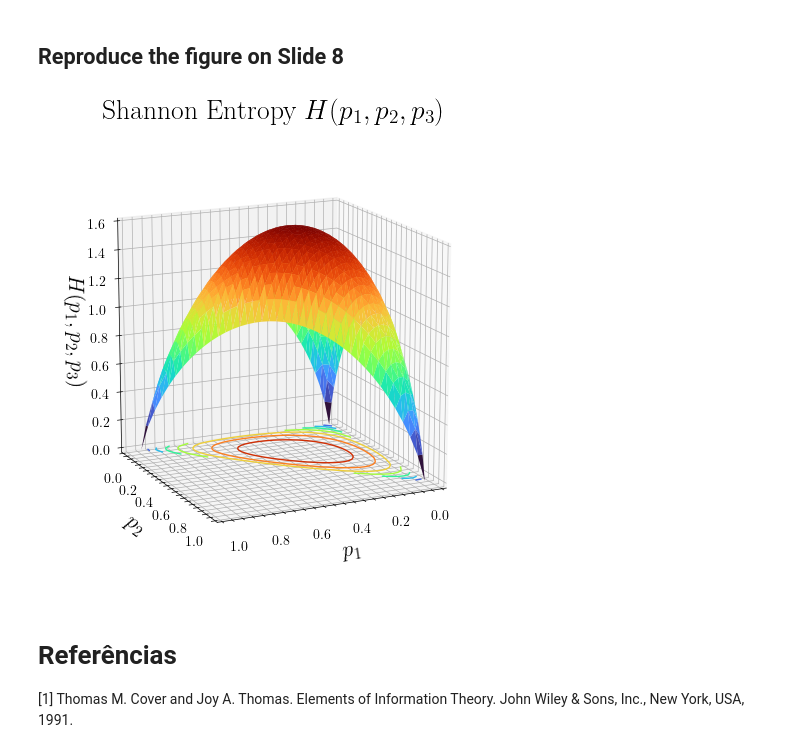
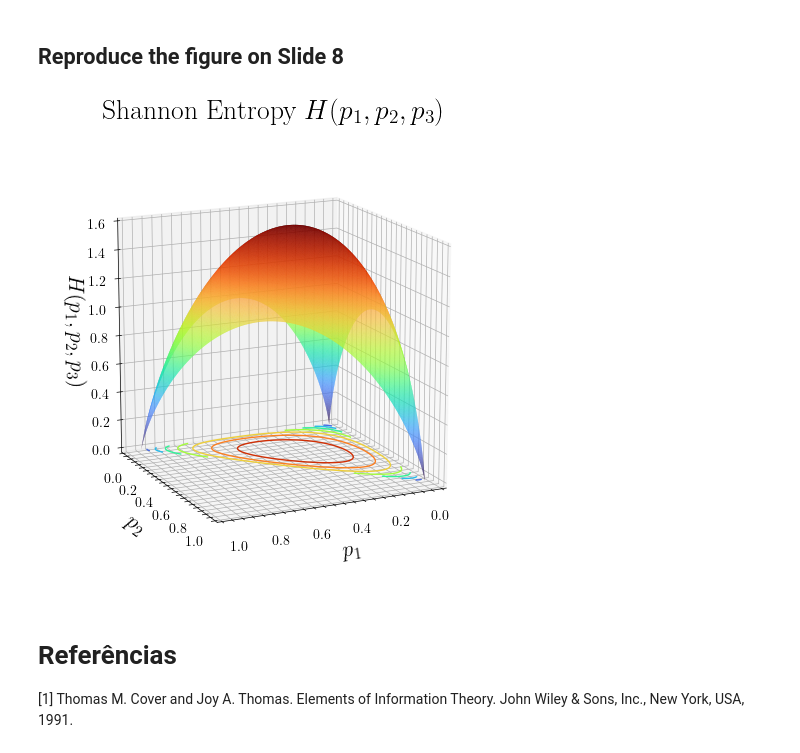
Before and after one commit to silasabs/TIC, a Jupyter notebook: 1. Intro Entropy.ipynb, the cells around one changed output. Saved outputs shown, nothing was run; the diff lists cells and outputs as text; code cells hidden in the pictures.

```diff
--- a/1. Intro Entropy.ipynb
+++ b/1. Intro Entropy.ipynb
@@ -6,6 +6,9 @@ import warnings
 
 plt.style.use('science')
 warnings.filterwarnings("ignore", category=RuntimeWarning)
+
+saveFigures = True
+figurePath = '/home/silas/Documents/GitHub/TIC/'
 # %% [markdown]
 # Introduction to Information Theory and Coding
 # %% [markdown]
@@ -173,9 +179,11 @@ def shannon_entropy(p1, p2):
 # %% [markdown]
 ## Simplex Surface Plot
 # %%
+nPoints = 200
+
 # Defines the bounds and implied region
-x = np.linspace(0, 1, 200)
-y = np.linspace(0, 1, 200)
+x = np.linspace(0, 1, nPoints)
+y = np.linspace(0, 1, nPoints)
 X, Y = np.meshgrid(x, y)
 Z = 1 - X - Y
 
@@ -205,39 +213,47 @@ ax.set_zlabel('$p_3$', fontsize=13)
 ax.set_title('Face of Simplex', fontsize=17)
 ax.set_box_aspect([1, 1, 1], zoom=0.90)
 ax.view_init(elev=20, azim=30)
+
+if saveFigures:
+    plt.savefig(figurePath + 'Face of Simplex.png', dpi=600)
 # %% [output]
 [figure]
 # %% [markdown]
 ## Reproduce the figure on Slide 8
 # %%
-p1 = np.linspace(0, 1, 40)
-p2 = np.linspace(0, 1, 40)
+nPoints = 400
+
+p1 = np.linspace(0, 1, nPoints)
+p2 = np.linspace(0, 1, nPoints)
 P1, P2 = np.meshgrid(p1, p2)
 H = np.zeros(P1.shape)
 
 # get the entropy values
 for i in range(P1.shape[0]):
     for j in range(P1.shape[1]):
         H[i, j] = shannon_entropy(P1[i, j], P2[i, j])
 
 # get a valid points mask
 mask = P1 + P2 <= 1
 
 fig = plt.figure(figsize=(7, 6))
 ax = fig.add_subplot(111, projection='3d')
 
 ax.plot_trisurf(P1[mask], P2[mask], H[mask], cmap='turbo', edgecolor='none')
 ax.contour(P1, P2, H, zdir='z', offset=0, cmap='turbo')
 
 ax.set_xlabel('$p_1$', fontsize=16)
 ax.set_ylabel('$p_2$', fontsize=16)
 ax.set_zlabel('$H(p_1, p_2, p_3)$', fontsize=16)
 ax.set_title('Shannon Entropy $H(p_1, p_2, p_3)$', fontsize=20)
 
 ax.set_box_aspect([1, 1, 1], zoom=0.90)
 ax.view_init(elev=15, azim=65)
+
+if saveFigures:
+    plt.savefig(figurePath + 'Shannon Entropy 3D.png', dpi=600)
 # %% [output]
-[figure, old version]
+[figure, new version]
 # %% [markdown]
 # Referências
 
```
Also changed, not shown: parts of 1 cell of this notebook.
